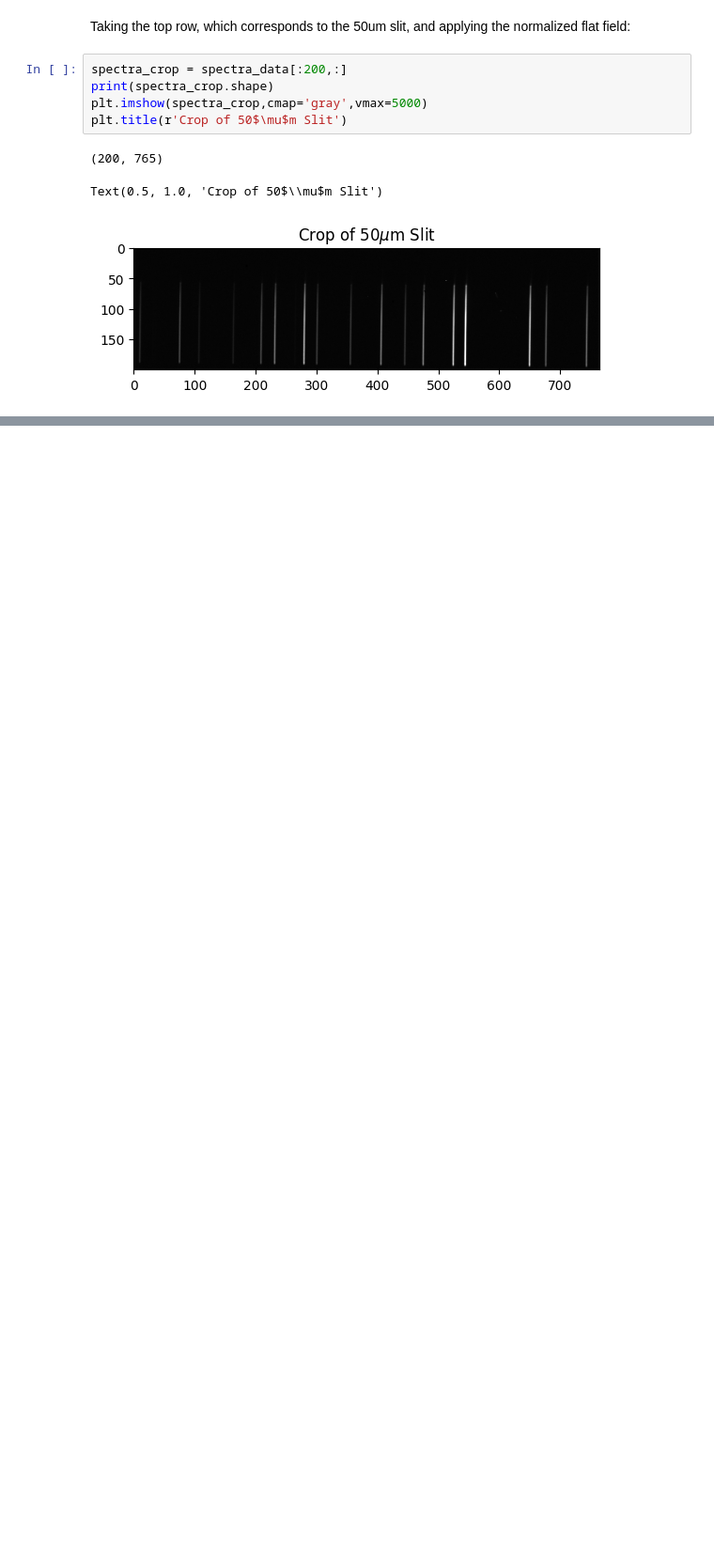
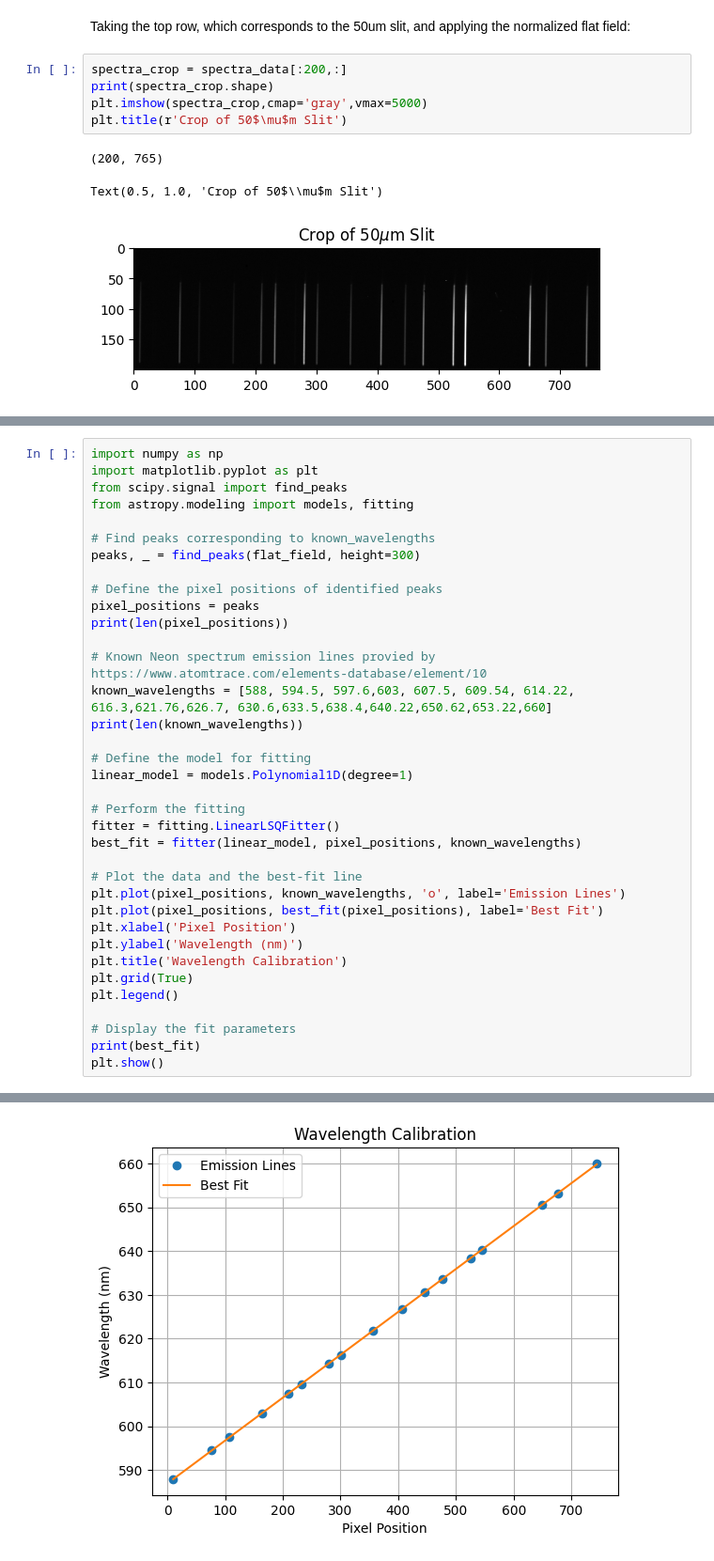
Before and after one commit to Efrain1013/AST_443, a Jupyter notebook: ryan_stuff/section_4_4.ipynb, the cells around one changed output, grey strips where cells are left out. Shown at 94% size. Drawn from its saved outputs; the diff is of its cells as text; blank space fills up the shorter version.

```diff
--- a/ryan_stuff/section_4_4.ipynb
+++ b/ryan_stuff/section_4_4.ipynb
@@ -178,0 +197,37 @@ Text(0.5, 1.0, 'Normalized Flat Field Applied to 50$\\mu$m Slit')
+# %%
+import numpy as np
+import matplotlib.pyplot as plt
+from scipy.signal import find_peaks
+from astropy.modeling import models, fitting
+
+# Find peaks corresponding to known_wavelengths
+peaks, _ = find_peaks(flat_field, height=300)
+
+# Define the pixel positions of identified peaks
+pixel_positions = peaks
+print(len(pixel_positions))
+
+# Known Neon spectrum emission lines provied by https://www.atomtrace.com/elements-database/element/10
+known_wavelengths = [588, 594.5, 597.6,603, 607.5, 609.54, 614.22, 616.3,621.76,626.7, 630.6,633.5,638.4,640.22,650.62,653.22,660]
+print(len(known_wavelengths))
+
+# Define the model for fitting
+linear_model = models.Polynomial1D(degree=1)
+
+# Perform the fitting
+fitter = fitting.LinearLSQFitter()
+best_fit = fitter(linear_model, pixel_positions, known_wavelengths)
+
+# Plot the data and the best-fit line
+plt.plot(pixel_positions, known_wavelengths, 'o', label='Emission Lines')
+plt.plot(pixel_positions, best_fit(pixel_positions), label='Best Fit')
+plt.xlabel('Pixel Position')
+plt.ylabel('Wavelength (nm)')
+plt.title('Wavelength Calibration')
+plt.grid(True)
+plt.legend()
+
+# Display the fit parameters
+print(best_fit)
+plt.show()
+# %% [output]
@@ -178,0 +245 @@ Text(0.5, 1.0, 'Normalized Flat Field Applied to 50$\\mu$m Slit')
+[figure, added]
```
Also changed, not shown: parts of 7 cells of this notebook.
